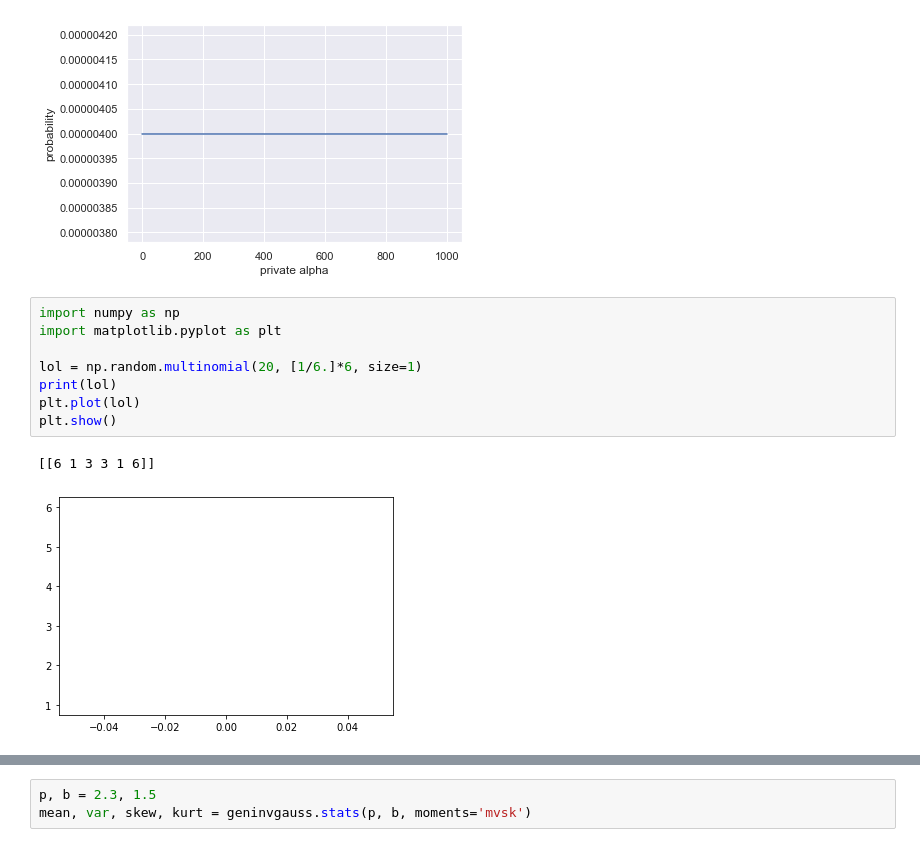
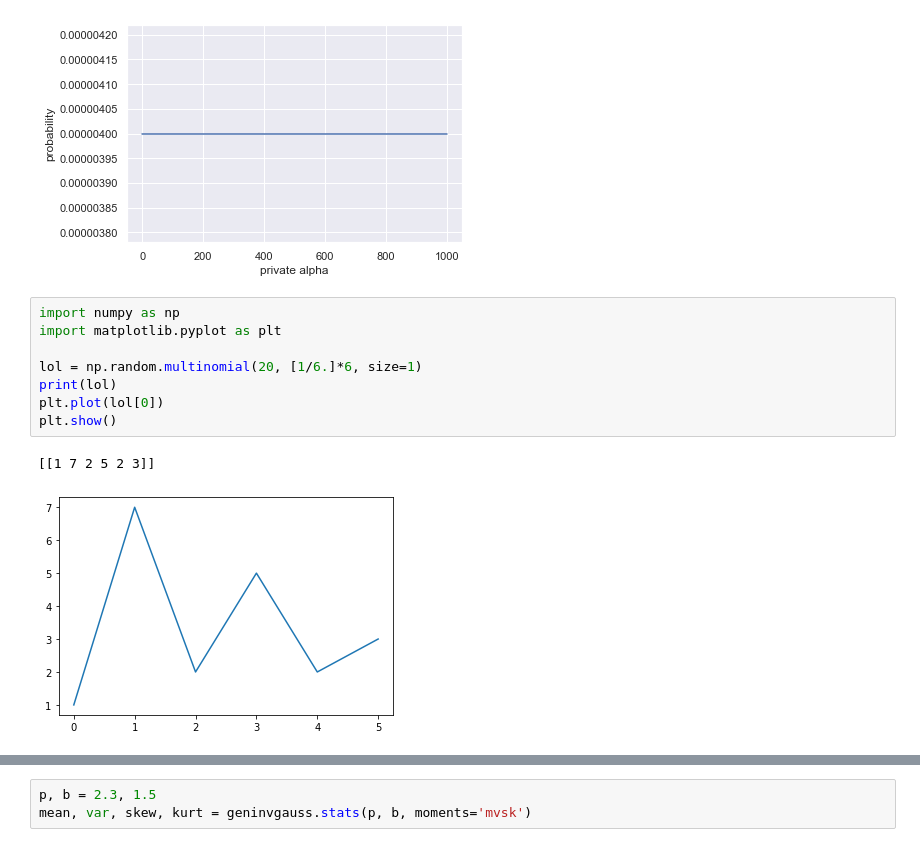
Before and after one commit to BlockScience/Risk-Adjusted-Bonding-Curves, a Jupyter notebook: Math_Specification/4a_AgentBehaviourModel - Heuristic.ipynb, the cells around one changed output, grey strips where cells are left out. Cells and saved outputs as stored; diff of their text form.

```diff
--- a/Math_Specification/4a_AgentBehaviourModel - Heuristic.ipynb
+++ b/Math_Specification/4a_AgentBehaviourModel - Heuristic.ipynb
@@ -221,13 +226,13 @@ plt.show()
 # %%
 import numpy as np
 import matplotlib.pyplot as plt
 
 lol = np.random.multinomial(20, [1/6.]*6, size=1)
 print(lol)
-plt.plot(lol)
+plt.plot(lol[0])
 plt.show()
 # %% [output]
-[[6 1 3 3 1 6]]
+[[1 7 2 5 2 3]]
-[figure, old version]
+[figure, new version]
 # %%
 from scipy.stats import geninvgauss
```
Also changed, not shown: parts of 16 cells of this notebook.
